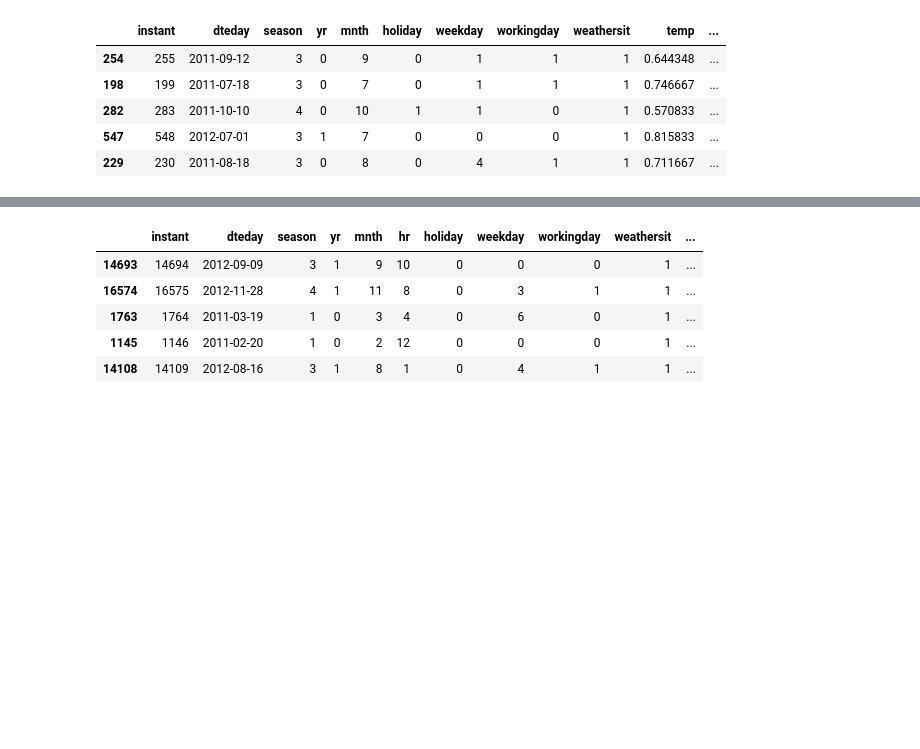
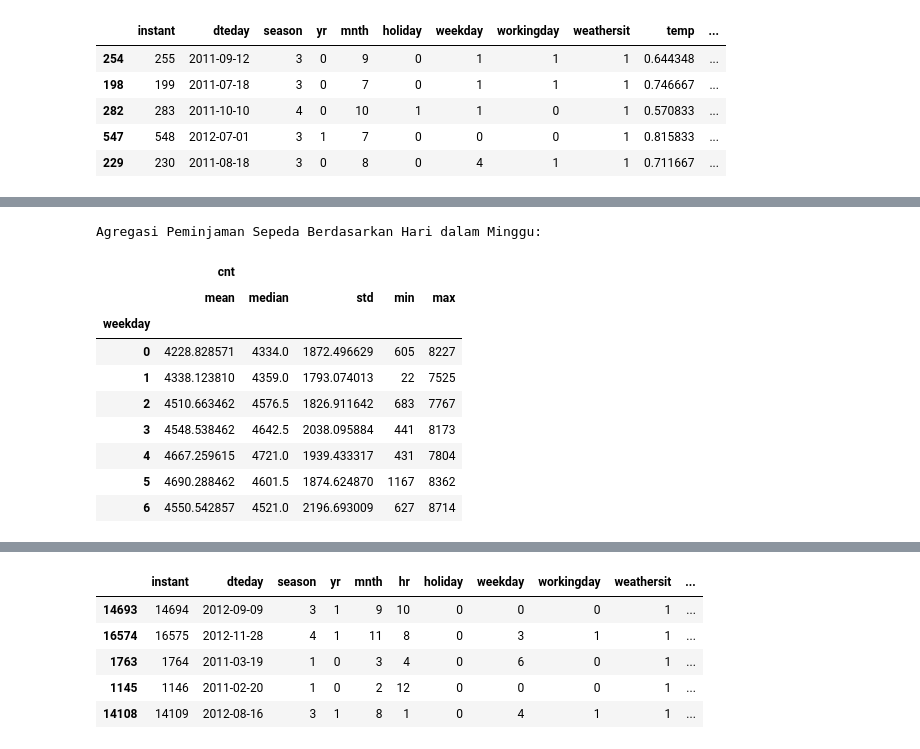
Before and after one commit to ikbalirawan/Analisis-Data, a Jupyter notebook: notebook.ipynb, the cells around one changed output, grey strips where cells are left out. Drawn from its saved outputs; the diff is of its cells as text; code cells hidden in the pictures; blank space fills up the shorter version.

```diff
--- a/notebook.ipynb
+++ b/notebook.ipynb
@@ -224,0 +249,18 @@ display(day_df.describe(include='all'))
+# %%
+weekday_agg = day_df.groupby(by="weekday").agg({
+    "cnt": ["mean", "median", "std", "min", "max"]
+})
+print("Agregasi Peminjaman Sepeda Berdasarkan Hari dalam Minggu:")
+weekday_agg
+# %% [output]
+Agregasi Peminjaman Sepeda Berdasarkan Hari dalam Minggu:
+|  | cnt |  |  |  |  |
+|  | mean | median | std | min | max |
+| weekday |  |  |  |  |  |
+| 0 | 4228.828571 | 4334.0 | 1872.496629 | 605 | 8227 |
+| 1 | 4338.123810 | 4359.0 | 1793.074013 | 22 | 7525 |
+| 2 | 4510.663462 | 4576.5 | 1826.911642 | 683 | 7767 |
+| 3 | 4548.538462 | 4642.5 | 2038.095884 | 441 | 8173 |
+| 4 | 4667.259615 | 4721.0 | 1939.433317 | 431 | 7804 |
+| 5 | 4690.288462 | 4601.5 | 1874.624870 | 1167 | 8362 |
+| 6 | 4550.542857 | 4521.0 | 2196.693009 | 627 | 8714 |
```
Also changed, not shown: parts of 18 cells of this notebook, 1 other file.
